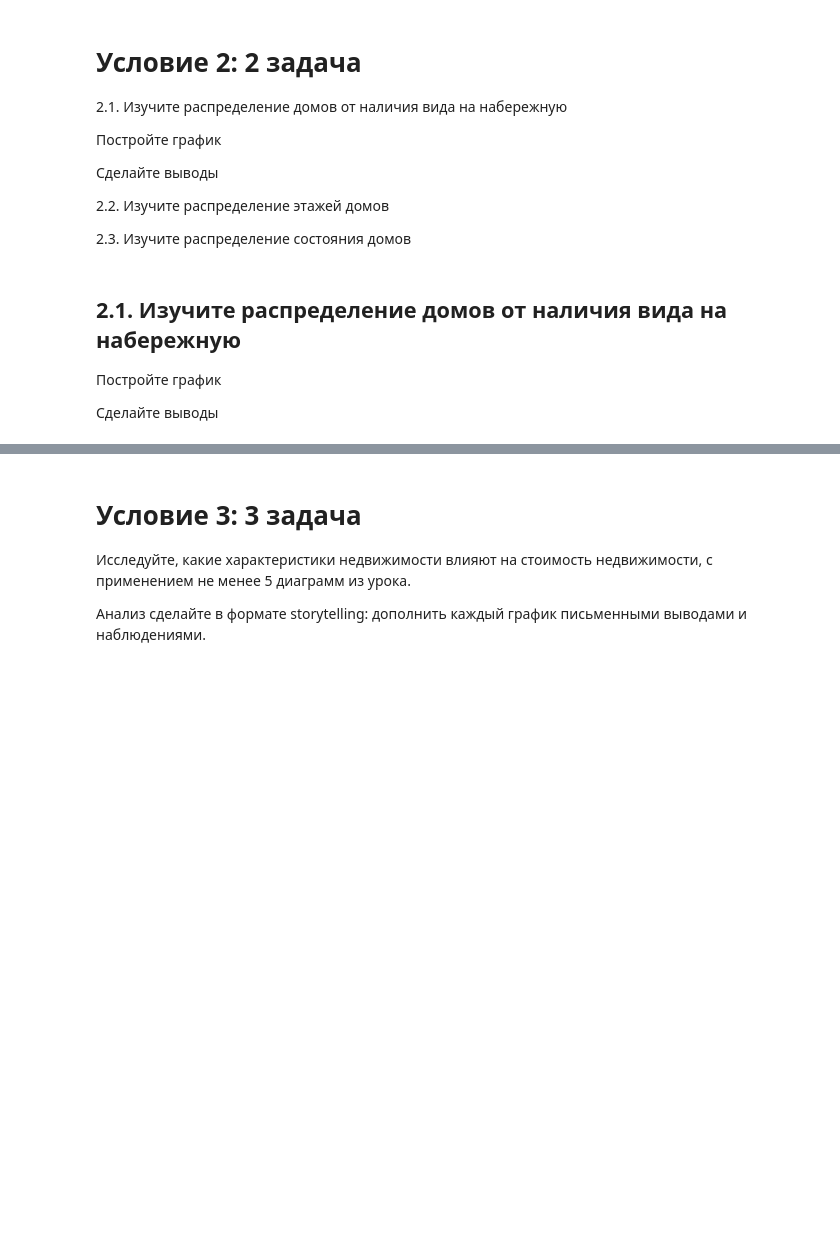
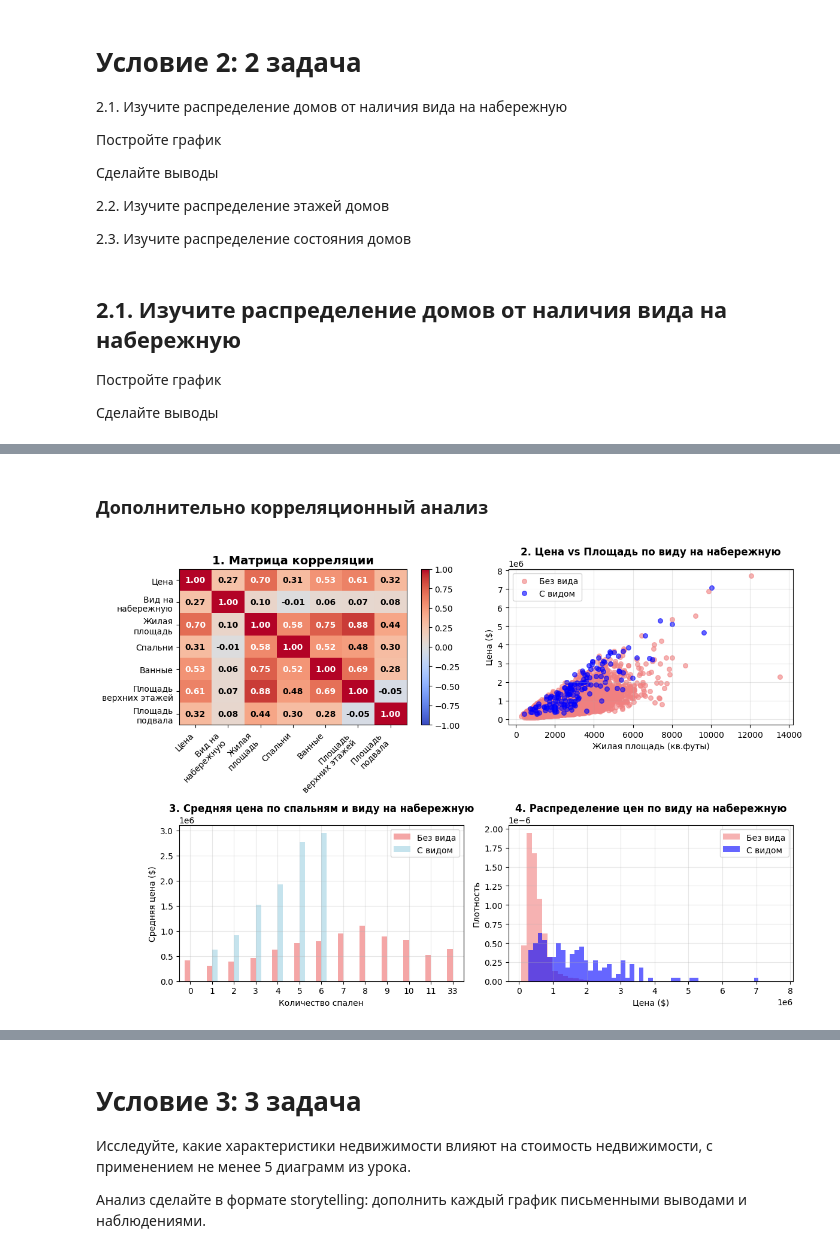
Before and after one commit to SvZor/-Python-Sem, a Jupyter notebook: attest.PyForAnalitic.ipynb, the cells around one changed output, grey strips where cells are left out. Cells and saved outputs as stored; diff of their text form; code cells hidden in the pictures; blank space fills up the shorter version.

```diff
--- a/attest.PyForAnalitic.ipynb
+++ b/attest.PyForAnalitic.ipynb
@@ -705,0 +1315,73 @@ for year, count in top_years.items():
+# %% [markdown]
+### Дополнительно корреляционный анализ
+# %%
+# Выбираем ключевые переменные для анализа
+correlation_vars = ['price', 'waterfront', 'sqft_living', 'bedrooms', 'bathrooms', 'sqft_above', 'sqft_basement']
+corr_data = kc_house[correlation_vars]
+
+# Создаем графики 2x2
+fig, axes = plt.subplots(2, 2, figsize=(12, 8))
+
+# График 1: Матрица корреляции
+corr_matrix = corr_data.corr()
+im = axes[0, 0].imshow(corr_matrix, cmap='coolwarm', aspect='auto', vmin=-1, vmax=1)
+axes[0, 0].set_title('1. Матрица корреляции', fontsize=14, fontweight='bold')
+
+# Добавляем подписи и значения
+tick_labels = ['Цена', 'Вид на\nнабережную', 'Жилая\nплощадь', 'Спальни', 'Ванные', 'Площадь\nверхних этажей', 'Площадь\nподвала']
+axes[0, 0].set_xticks(range(len(corr_matrix)))
+axes[0, 0].set_yticks(range(len(corr_matrix)))
+axes[0, 0].set_xticklabels(tick_labels, rotation=45, ha='right')
+axes[0, 0].set_yticklabels(tick_labels)
+
+# Добавляем значения корреляции в ячейки
+for i in range(len(corr_matrix)):
+    for j in range(len(corr_matrix)):
+        axes[0, 0].text(j, i, f'{corr_matrix.iloc[i, j]:.2f}',
+                       ha='center', va='center', fontweight='bold',
+                       color='white' if abs(corr_matrix.iloc[i, j]) > 0.5 else 'black')
+
+# Добавляем цветовую шкалу
+plt.colorbar(im, ax=axes[0, 0])
+
+# График 2: Scatter plot цена vs площадь с выделением вида на набережную
+colors = ['lightcoral', 'blue']
+for i, waterfront in enumerate([0, 1]):
+    subset = kc_house[kc_house['waterfront'] == waterfront]
+    axes[0, 1].scatter(subset['sqft_living'], subset['price'],
+                      alpha=0.6, s=30, c=colors[i],
+                      label=['Без вида', 'С видом'][i])
+axes[0, 1].set_xlabel('Жилая площадь (кв.футы)')
+axes[0, 1].set_ylabel('Цена ($)')
+axes[0, 1].set_title('2. Цена vs Площадь по виду на набережную', fontweight='bold')
+axes[0, 1].legend()
+axes[0, 1].grid(True, alpha=0.3)
+
+# График 3: Средняя цена по количеству комнат и виду на набережную
+bedroom_waterfront_price = kc_house.groupby(['bedrooms', 'waterfront'])['price'].mean().unstack()
+bedroom_waterfront_price.plot(kind='bar', ax=axes[1, 0],
+                             color=['lightcoral', 'lightblue'],
+                             alpha=0.7)
+axes[1, 0].set_xlabel('Количество спален')
+axes[1, 0].set_ylabel('Средняя цена ($)')
+axes[1, 0].set_title('3. Средняя цена по спальням и виду на набережную', fontweight='bold')
+axes[1, 0].legend(['Без вида', 'С видом'])
+axes[1, 0].tick_params(axis='x', rotation=0)
+axes[1, 0].grid(True, alpha=0.3)
+
+# График 4: Плотность распределения цены по виду на набережную
+for waterfront in [0, 1]:
+    subset = kc_house[kc_house['waterfront'] == waterfront]['price']
+    subset.hist(ax=axes[1, 1], bins=50, alpha=0.6,
+               density=True, label=['Без вида', 'С видом'][waterfront],
+               color=colors[waterfront])
+axes[1, 1].set_xlabel('Цена ($)')
+axes[1, 1].set_ylabel('Плотность')
+axes[1, 1].set_title('4. Распределение цен по виду на набережную', fontweight='bold')
+axes[1, 1].legend()
+axes[1, 1].grid(True, alpha=0.3)
+
+plt.tight_layout()
+plt.show()
+# %% [output]
+[figure, added]
```
Also changed, not shown: parts of 16 cells of this notebook.
